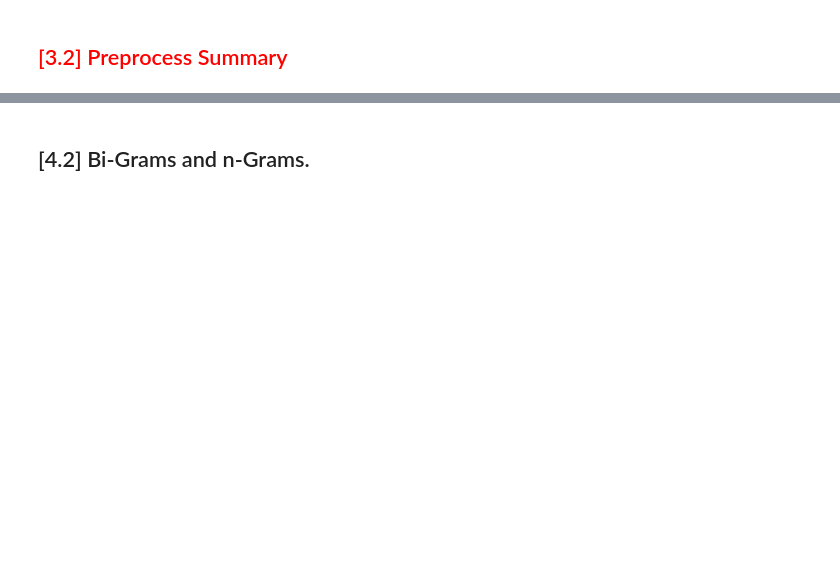
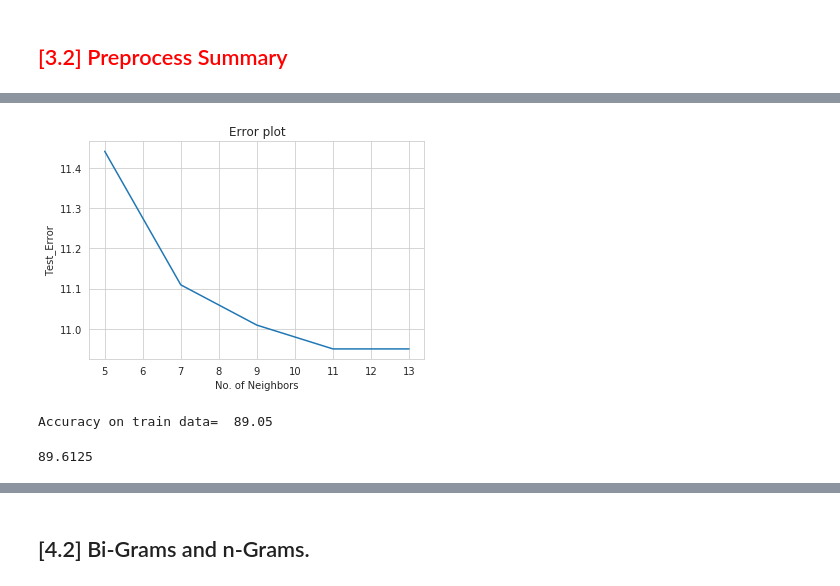
Before and after one commit to Lalit-Yadav-E1483/Amazon-Fine-Food, a Jupyter notebook: knn_data.ipynb, the cells around one changed output, grey strips where cells are left out. Drawn from its saved outputs; the diff is of its cells as text; code cells hidden in the pictures; blank space fills up the shorter version.

```diff
--- a/knn_data.ipynb
+++ b/knn_data.ipynb
@@ -295,4 +202,7 @@ final['Score'].value_counts()
 Name: Score, dtype: int64
+# %%
+final = final.sort_values(['Time'], axis=0)
+final = final.head(30000)
 # %%
 final.sample(5)
 # %% [output]
@@ -436,0 +358,6 @@ preprocessed_summary_lema[2000]
+# %%
+X_train = preprocessed_reviews_lema[:22000]
+X_test = preprocessed_reviews_lema[22000:]
+y_train = final.Score[:22000]
+y_test = final.Score[22000:]
+np.array(X_train).shape, np.array(X_test).shape, y_train.shape, y_test.shape
@@ -460,0 +368,6 @@ final_counts.shape
+# %%
+#BoW
+
+count_vect = CountVectorizer(max_features = 5000)
+X_train_bow = count_vect.fit_transform(X_train)
+X_test_bow = count_vect.transform(X_test)
@@ -460,0 +384,5 @@ final_counts.shape
+# %%
+knn = KNeighborsClassifier(algorithm='brute')
+param_grid = { 'n_neighbors': np.arange(5, 15, 2) }
+grid = GridSearchCV(estimator=knn, param_grid=param_grid, cv=3, n_jobs = 4)
+grid.fit(X_train_bow, y_train)
@@ -460,0 +398,27 @@ final_counts.shape
+# %%
+neigh = [i for i in np.arange(5, 15, 2)]
+error = [(1-i)*100 for i in grid.cv_results_['mean_test_score']]
+plt.plot(neigh, error)
+plt.title('Error plot')
+plt.xlabel('No. of Neighbors')
+plt.ylabel('Test_Error')
+plt.show()
+# %% [output]
+[figure, added]
+# %%
+print("Accuracy on train data= ", grid.best_score_*100)
+tr_acc1 = grid.best_score_*100
+a = grid.best_params_
+optimal_k1 = a.get('n_neighbors')
+# %% [output]
+Accuracy on train data=  89.05
+# %%
+knn_optimal = KNeighborsClassifier(n_neighbors=optimal_k1 , algorithm = 'brute')
+knn_optimal.fit(X_train_bow, y_train)
+
+pred = knn_optimal.predict(X_test_bow)
+
+acc1 = accuracy_score(y_test, pred) * 100
+acc1
+# %% [output]
+89.6125
```
Also changed, not shown: parts of 44 cells of this notebook.
